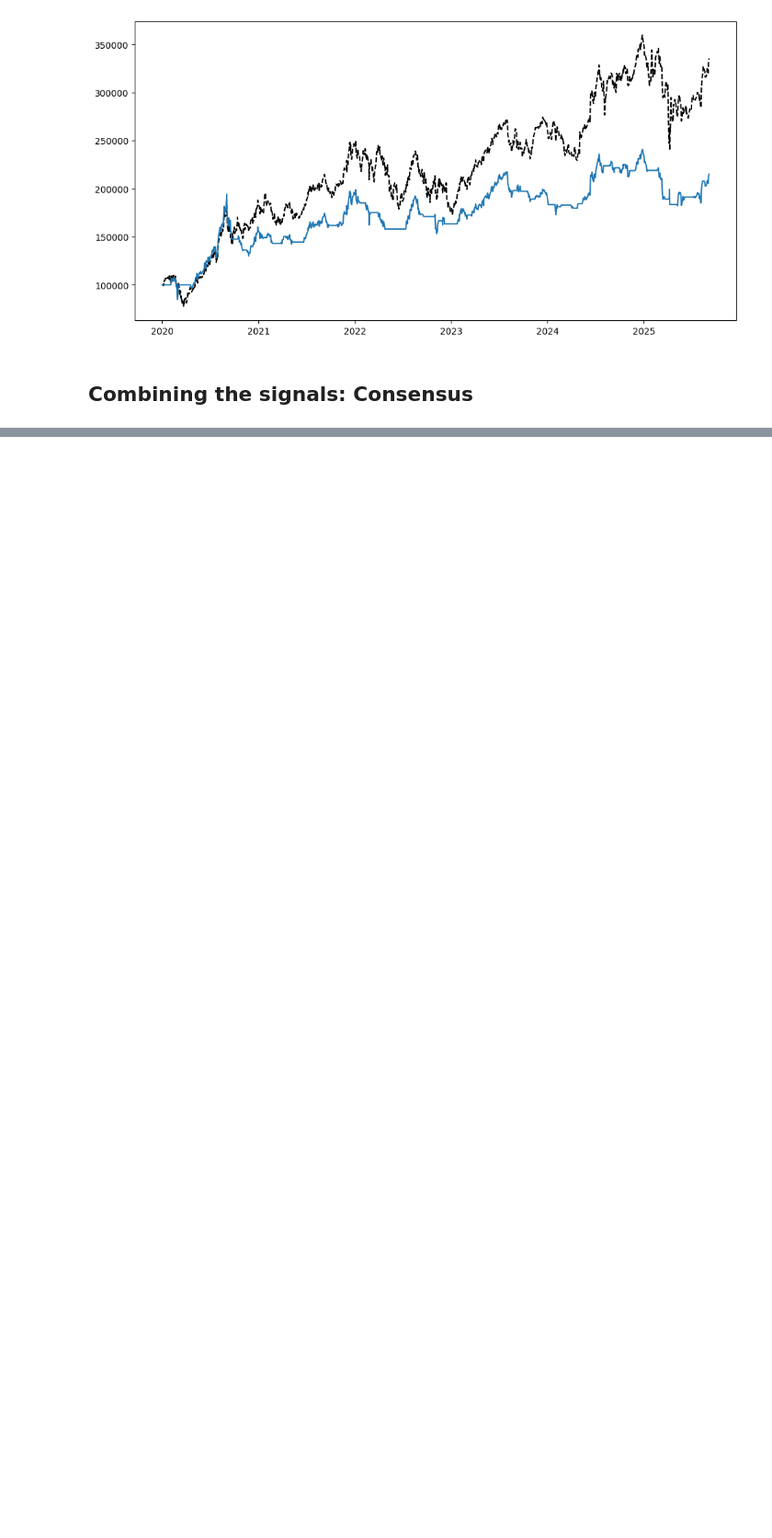
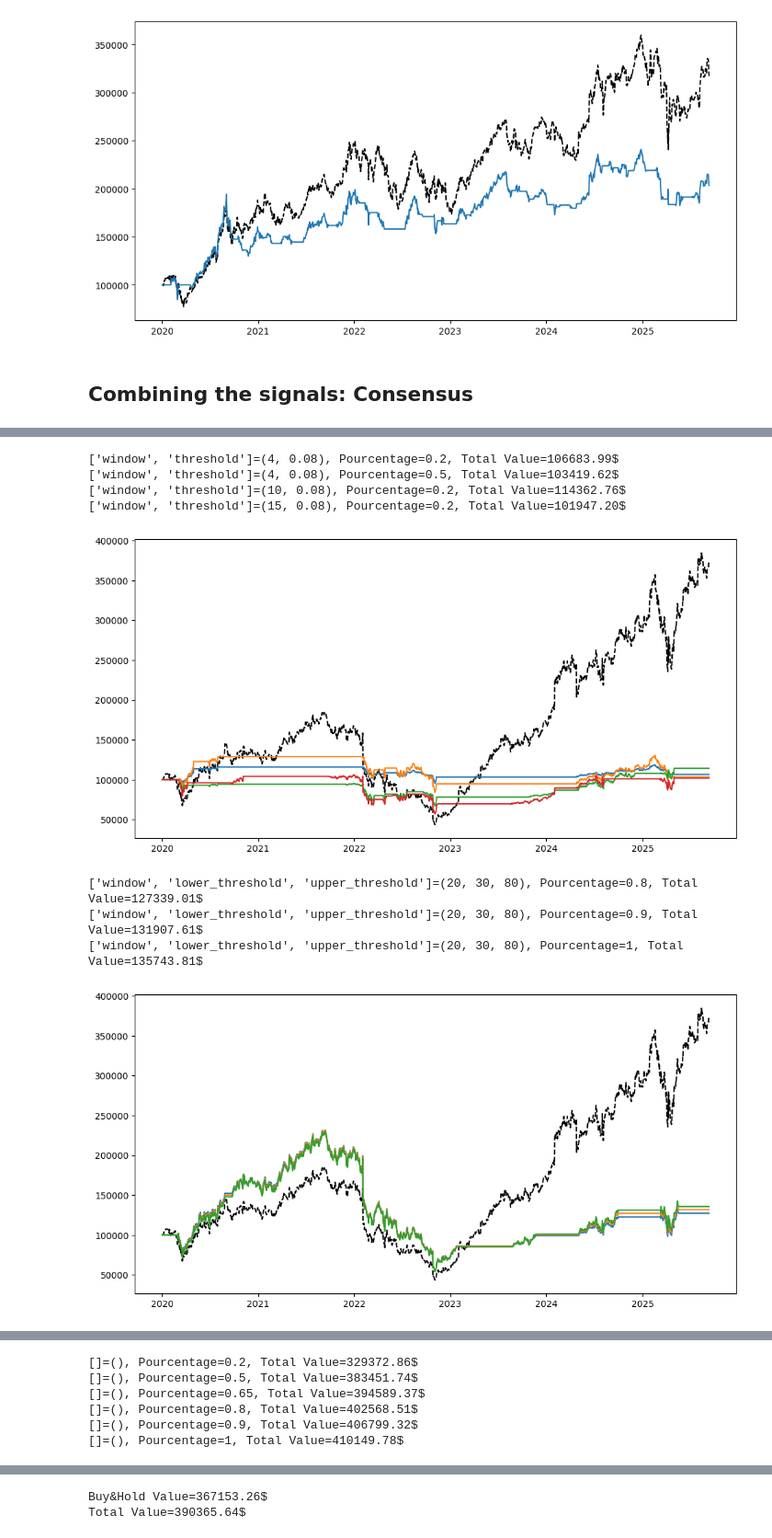
Before and after one commit to VincentGoze/SimpleBacktesting, a Jupyter notebook: Untitled.ipynb, the cells around one changed output, grey strips where cells are left out. Shown at 92% size. Drawn from its saved outputs; the diff is of its cells as text; code cells hidden in the pictures; blank space fills up the shorter version.

```diff
--- a/Untitled.ipynb
+++ b/Untitled.ipynb
@@ -405,0 +402,27 @@ Total Value=242549.45$
+# %%
+dat = yf.Ticker("META")
+df=dat.history(start="2019-11-30")
+
+best_value_mean_reversion, best_parameters["mean_reversion_meta"]=optimize_signal_parameters(mean_reversion_signal,df,"Close",{"window":[4,10,15,20],"threshold":[0,0.02,0.05,0.08]},pourcentages_buy=[0.2,0.5,0.65,0.8],cutoff_threshold=1)
+best_value_rsi, best_parameters["rsi_meta"]=optimize_signal_parameters(rsi_signal,df,"Close",{"window":[10,15,20],"lower_threshold":[20,30],"upper_threshold":[70,80]},[0.2,0.5,0.65,0.8,0.9,1],cutoff_threshold=1.2)
+
+best_value_crossover, best_parameters["crossover_meta"]=optimize_signal_parameters(moving_average_crossover_signal,df,"Close",{"short_window":[10,15,20],"long_window":[30,40,50],"threshold":[0,0.02,0.05,0.08]},[0.2,0.5,0.65,0.8,0.9,1],cutoff_threshold=6.5)
+best_value_alligator, best_parameters["alligator_meta"]=optimize_signal_parameters(alligator_signal,df,"Close",{},[0.2,0.5,0.65,0.8,0.9,1],cutoff_threshold=2.5)
+
+
+signals_dictionary={moving_average_crossover_signal:best_parameters["crossover_meta"],rsi_signal:best_parameters["rsi_meta"],alligator_signal:best_parameters["alligator_meta"]}
+
+
+test_combined_signals_majority_voting(df,"Close",signals_dictionary)
+
+test_combined_signals_consensus(df,"Close",signals_dictionary)
+# %% [output]
+['window', 'threshold']=(4, 0.08), Pourcentage=0.2, Total Value=106683.99$
+['window', 'threshold']=(4, 0.08), Pourcentage=0.5, Total Value=103419.62$
+['window', 'threshold']=(10, 0.08), Pourcentage=0.2, Total Value=114362.76$
+['window', 'threshold']=(15, 0.08), Pourcentage=0.2, Total Value=101947.20$
+[figure, added]
+['window', 'lower_threshold', 'upper_threshold']=(20, 30, 80), Pourcentage=0.8, Total Value=127339.01$
+['window', 'lower_threshold', 'upper_threshold']=(20, 30, 80), Pourcentage=0.9, Total Value=131907.61$
+['window', 'lower_threshold', 'upper_threshold']=(20, 30, 80), Pourcentage=1, Total Value=135743.81$
+[figure, added]
@@ -405,0 +447,6 @@ Total Value=242549.45$
+[]=(), Pourcentage=0.2, Total Value=329372.86$
+[]=(), Pourcentage=0.5, Total Value=383451.74$
+[]=(), Pourcentage=0.65, Total Value=394589.37$
+[]=(), Pourcentage=0.8, Total Value=402568.51$
+[]=(), Pourcentage=0.9, Total Value=406799.32$
+[]=(), Pourcentage=1, Total Value=410149.78$
@@ -405,0 +454,2 @@ Total Value=242549.45$
+Buy&Hold Value=367153.26$
+Total Value=390365.64$
```
Also changed, not shown: parts of 13 cells of this notebook.
